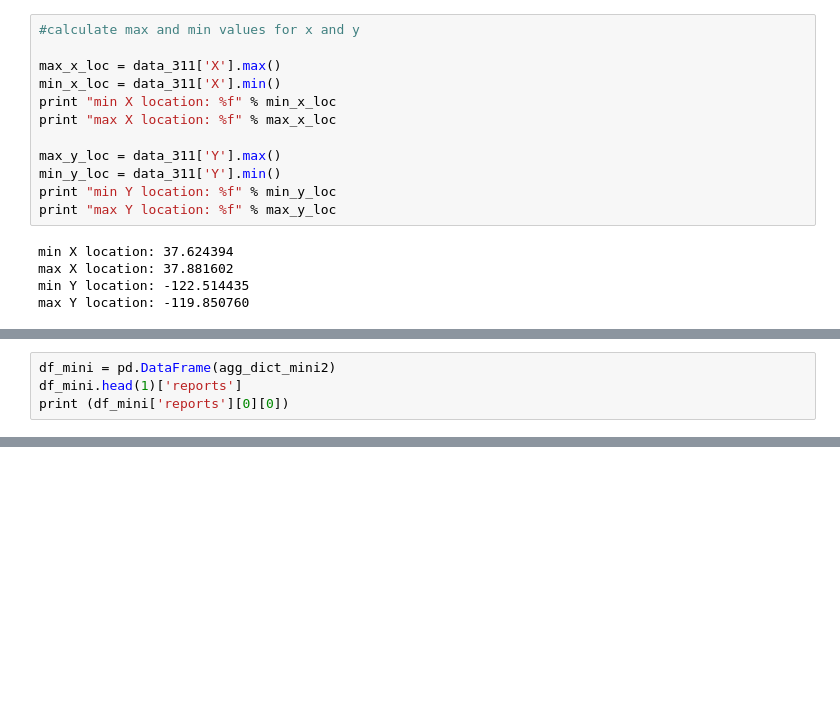
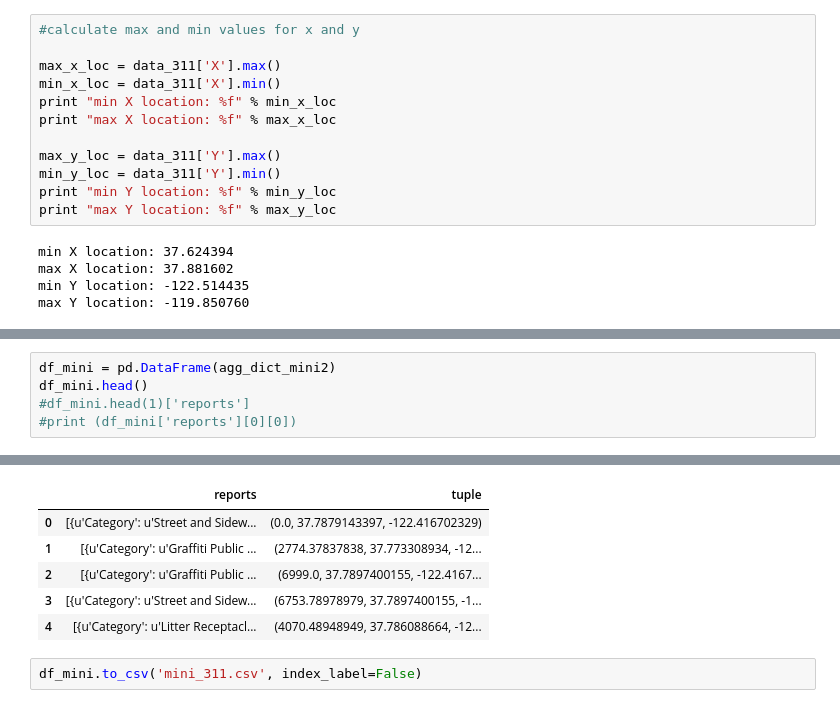
Before and after one commit to dolphyin/cs194-16-data_manatees, a Jupyter notebook: format_311.ipynb, the cells around one changed output, grey strips where cells are left out. Drawn from its saved outputs; the diff is of its cells as text; blank space fills up the shorter version.

```diff
--- a/format_311.ipynb
+++ b/format_311.ipynb
@@ -337,5 +377,6 @@ print agg_dict_311_2
 # %%
 df_mini = pd.DataFrame(agg_dict_mini2)
-df_mini.head(1)['reports']
-print (df_mini['reports'][0][0])
+df_mini.head()
+#df_mini.head(1)['reports']
+#print (df_mini['reports'][0][0])
 # %% [output]
@@ -342,0 +383,8 @@ print (df_mini['reports'][0][0])
+|  | reports | tuple |
+| 0 | [{u'Category': u'Street and Sidew... | (0.0, 37.7879143397, -122.416702329) |
+| 1 | [{u'Category': u'Graffiti Public ... | (2774.37837838, 37.773308934, -12... |
+| 2 | [{u'Category': u'Graffiti Public ... | (6999.0, 37.7897400155, -122.4167... |
+| 3 | [{u'Category': u'Street and Sidew... | (6753.78978979, 37.7897400155, -1... |
+| 4 | [{u'Category': u'Litter Receptacl... | (4070.48948949, 37.786088664, -12... |
+# %%
+df_mini.to_csv('mini_311.csv', index_label=False)
```
Also changed, not shown: parts of 13 cells of this notebook, 1 other file.
